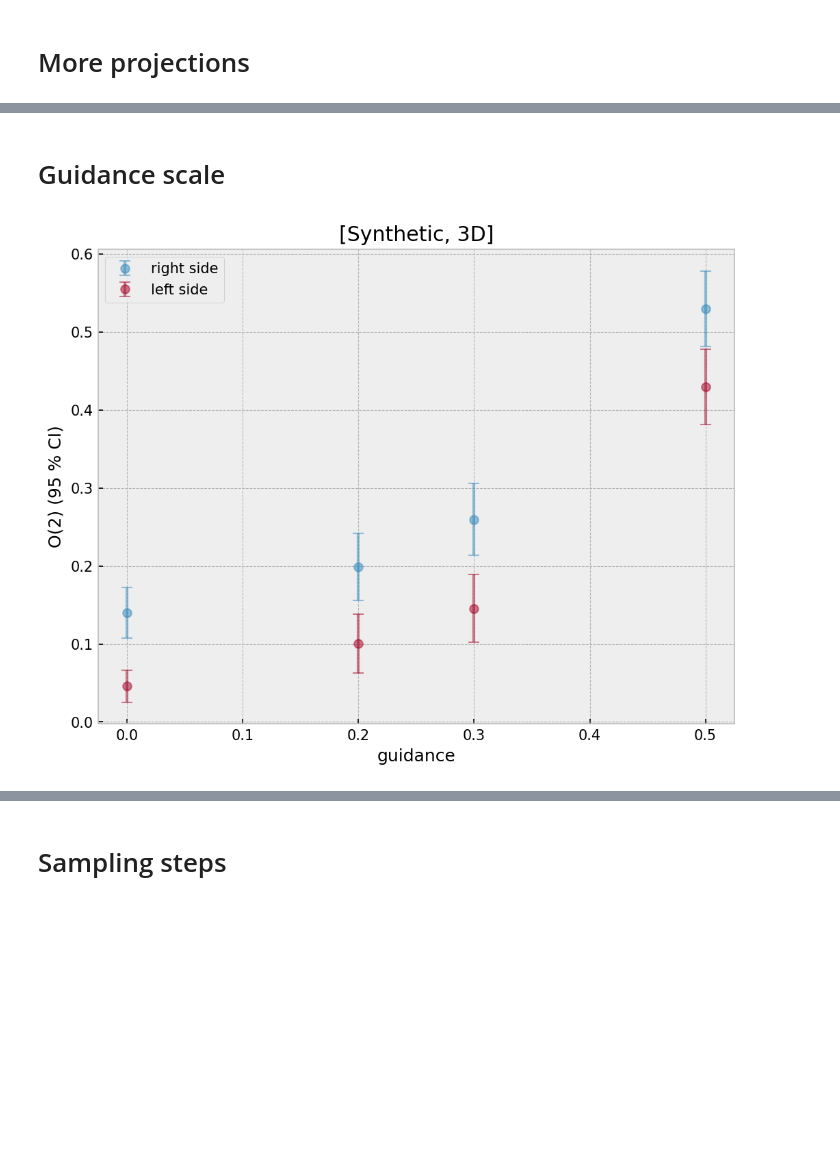
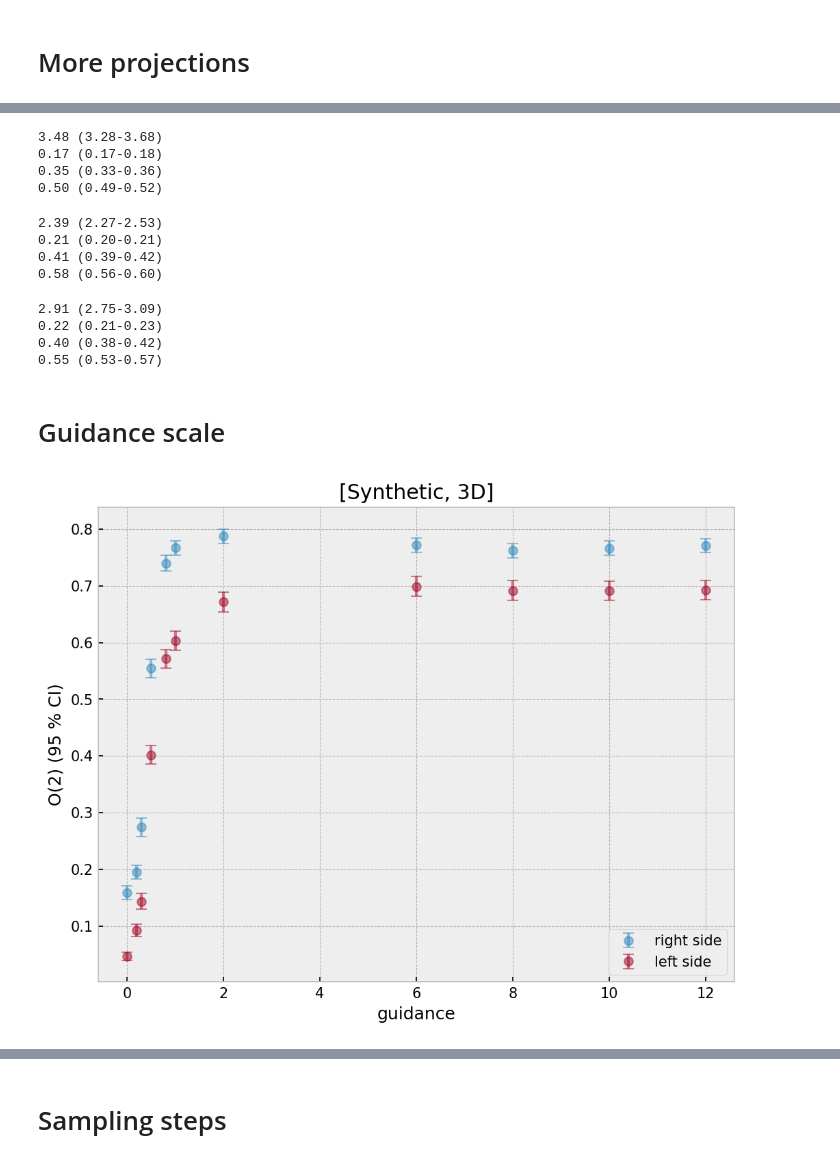
Before and after one commit to cvlab-ai/xra-diff, a Jupyter notebook: notebooks/ablation.ipynb, the cells around one changed output, grey strips where cells are left out. Drawn from its saved outputs; the diff is of its cells as text; code cells hidden in the pictures; blank space fills up the shorter version.

```diff
--- a/notebooks/ablation.ipynb
+++ b/notebooks/ablation.ipynb
@@ -171,3 +279,33 @@ ci_pretty(df_left_noproj, "interpret_frac")
+# %%
+ci_pretty(df_right_p4, "refined_chamfer_adaptive")
+ci_pretty(df_right_p4, "refined_dice3d_adaptive")
+ci_pretty(df_right_p4, "refined_Ot(1)_adaptive")
+ci_pretty(df_right_p4, "refined_Ot(2)_adaptive")
+# %% [output]
+3.48 (3.28-3.68)
+0.17 (0.17-0.18)
+0.35 (0.33-0.36)
+0.50 (0.49-0.52)
+# %%
+ci_pretty(df_left_p3, "refined_chamfer_adaptive")
+ci_pretty(df_left_p3, "refined_dice3d_adaptive")
+ci_pretty(df_left_p3, "refined_Ot(1)_adaptive")
+ci_pretty(df_left_p3, "refined_Ot(2)_adaptive")
+# %% [output]
+2.39 (2.27-2.53)
+0.21 (0.20-0.21)
+0.41 (0.39-0.42)
+0.58 (0.56-0.60)
+# %%
+ci_pretty(df_left_p4, "refined_chamfer_adaptive")
+ci_pretty(df_left_p4, "refined_dice3d_adaptive")
+ci_pretty(df_left_p4, "refined_Ot(1)_adaptive")
+ci_pretty(df_left_p4, "refined_Ot(2)_adaptive")
+# %% [output]
+2.91 (2.75-3.09)
+0.22 (0.21-0.23)
+0.40 (0.38-0.42)
+0.55 (0.53-0.57)
 # %% [markdown]
 # Guidance scale
 # %%
@@ -175,7 +313,7 @@ def plot_w_guidance(gds, dfs, label, ci=0.95, column="refined_chamfer_adaptive")
     means, cis = [], []
 
     for df in dfs:
-        data = df[column].dropna()
+        data = df[column].replace(1e7, np.nan).dropna()
         mean = data.mean()
         sem = stats.sem(data)
         h = sem * stats.t.ppf((1 + ci) / 2., len(data) - 1)
@@ -188,34 +326,50 @@ def plot_w_guidance(gds, dfs, label, ci=0.95, column="refined_chamfer_adaptive")
 # %%
 right_guidance0 = pd.read_csv("../data/synthetic_guidance_scale_0.0_right.csv")
 right_guidance0_2 = pd.read_csv("../data/synthetic_guidance_scale_0.2_right.csv")
 right_guidance0_3 = pd.read_csv("../data/synthetic_guidance_scale_0.3_right.csv")
 right_guidance0_5 = pd.read_csv("../data/synthetic_guidance_scale_0.5_right.csv")
+right_guidance0_8 = pd.read_csv("../data/synthetic_guidance_scale_0.8_right.csv")
+right_guidance1_0 = pd.read_csv("../data/synthetic_guidance_scale_1.0_right.csv")
+right_guidance2_0 = pd.read_csv("../data/synthetic_guidance_scale_2.0_right.csv")
+right_guidance6_0 = pd.read_csv("../data/synthetic_guidance_scale_6.0_right.csv")
+right_guidance8_0 = pd.read_csv("../data/synthetic_guidance_scale_8.0_right.csv")
+right_guidance10_0 = pd.read_csv("../data/synthetic_guidance_scale_10.0_right.csv")
+right_guidance12_0 = pd.read_csv("../data/synthetic_guidance_scale_12.0_right.csv")
+
 
 plot_w_guidance(
-    [0, 0.2, 0.3, 0.5],
-    [right_guidance0, right_guidance0_2, right_guidance0_3, right_guidance0_5],
+    [0, 0.2, 0.3, 0.5, 0.8, 1.0, 2.0, 6.0, 8.0, 10.0, 12.0],
+    [right_guidance0, right_guidance0_2, right_guidance0_3, right_guidance0_5, right_guidance0_8, right_guidance1_0, right_guidance2_0, right_guidance6_0, right_guidance8_0, right_guidance10_0, right_guidance12_0],
     label="right side",
     column="refined_Ot(2)_adaptive"
 )
 
 left_guidance0 = pd.read_csv("../data/synthetic_guidance_scale_0.0_left.csv")
 left_guidance0_2 = pd.read_csv("../data/synthetic_guidance_scale_0.2_left.csv")
 left_guidance0_3 = pd.read_csv("../data/synthetic_guidance_scale_0.3_left.csv")
 left_guidance0_5 = pd.read_csv("../data/synthetic_guidance_scale_0.5_left.csv")
+left_guidance0_8 = pd.read_csv("../data/synthetic_guidance_scale_0.8_left.csv")
+left_guidance1_0 = pd.read_csv("../data/synthetic_guidance_scale_1.0_left.csv")
+left_guidance2_0 = pd.read_csv("../data/synthetic_guidance_scale_2.0_left.csv")
+left_guidance6_0 = pd.read_csv("../data/synthetic_guidance_scale_6.0_left.csv")
+left_guidance8_0 = pd.read_csv("../data/synthetic_guidance_scale_8.0_left.csv")
+left_guidance10_0 = pd.read_csv("../data/synthetic_guidance_scale_10.0_left.csv")
+left_guidance12_0 = pd.read_csv("../data/synthetic_guidance_scale_12.0_left.csv")
+
 
 plot_w_guidance(
-    [0, 0.2, 0.3, 0.5],
-    [left_guidance0, left_guidance0_2, left_guidance0_3, left_guidance0_5],
+    [0, 0.2, 0.3, 0.5, 0.8, 1.0, 2.0, 6.0, 8.0, 10.0, 12.0],
+    [left_guidance0, left_guidance0_2, left_guidance0_3, left_guidance0_5, left_guidance0_8, left_guidance1_0, left_guidance2_0, left_guidance6_0, left_guidance8_0, left_guidance10_0, left_guidance12_0],
     label="left side",
     column="refined_Ot(2)_adaptive"
 )
 
 plt.title("[Synthetic, 3D]")
 plt.xlabel("guidance")
 plt.ylabel("O(2) (95 % CI)")
 plt.legend()
 plt.show()
 # %% [output]
-[figure, old version]
+[figure, new version]
 # %%
 plot_w_guidance(
```
Also changed, not shown: parts of 38 cells of this notebook, 2 other files.
